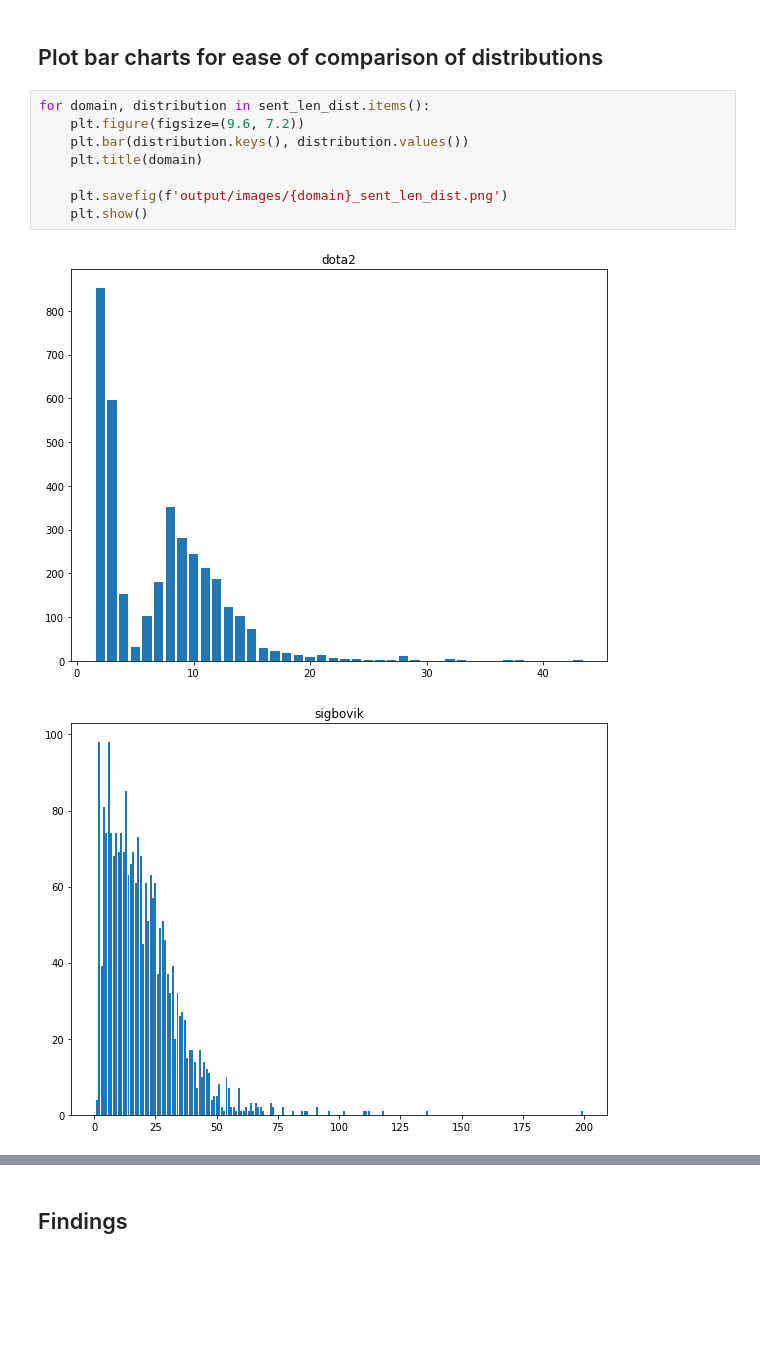
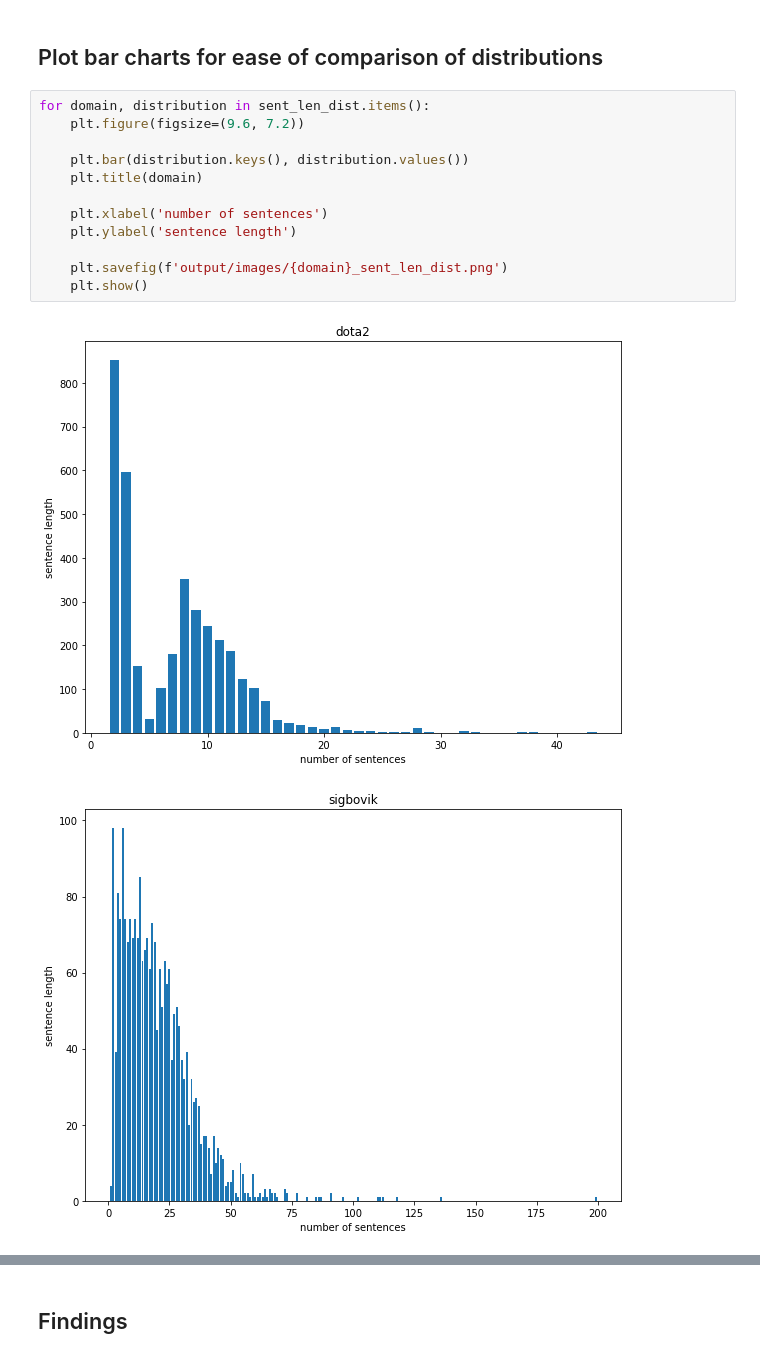
Before and after one commit to YongWei12/NLPAssignment1, a Jupyter notebook: assignment 3.1/sentence_segmentation.ipynb, the cells around one changed output, grey strips where cells are left out. Saved outputs shown, nothing was run; the diff lists cells and outputs as text; blank space fills up the shorter version.

Commit message:
add axis labels to figures

```diff
--- a/assignment 3.1/sentence_segmentation.ipynb
+++ b/assignment 3.1/sentence_segmentation.ipynb
@@ -270,11 +270,15 @@ r-python {16: 79, 3: 300, 8: 227, 24: 33, 1: 101, 4: 330, 19: 63, 13: 99, 17: 85
 # %%
 for domain, distribution in sent_len_dist.items():
     plt.figure(figsize=(9.6, 7.2))
+
     plt.bar(distribution.keys(), distribution.values())
     plt.title(domain)
 
+    plt.xlabel('number of sentences')
+    plt.ylabel('sentence length')
+
     plt.savefig(f'output/images/{domain}_sent_len_dist.png')
     plt.show()
 # %% [output]
-[figure, old version]
+[figure, new version]
-[figure, old version]
+[figure, new version]
```
Also changed, not shown: parts of 1 cell of this notebook, 3 other files.
